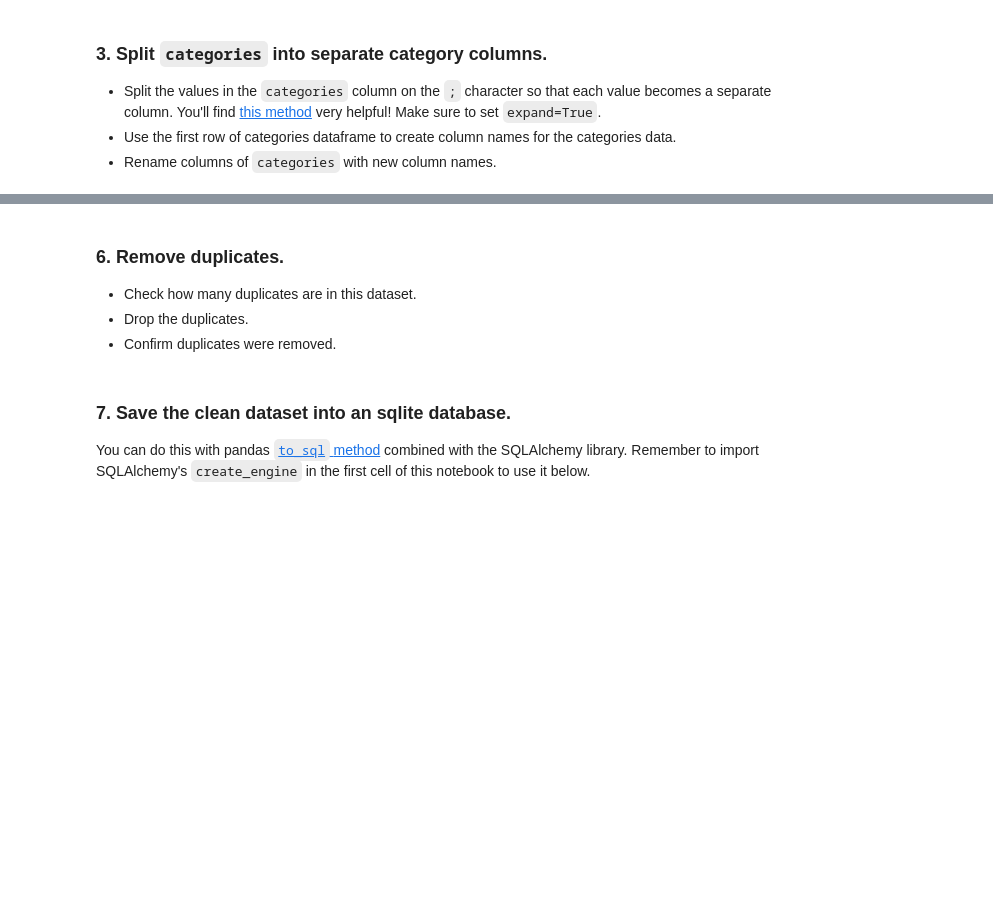
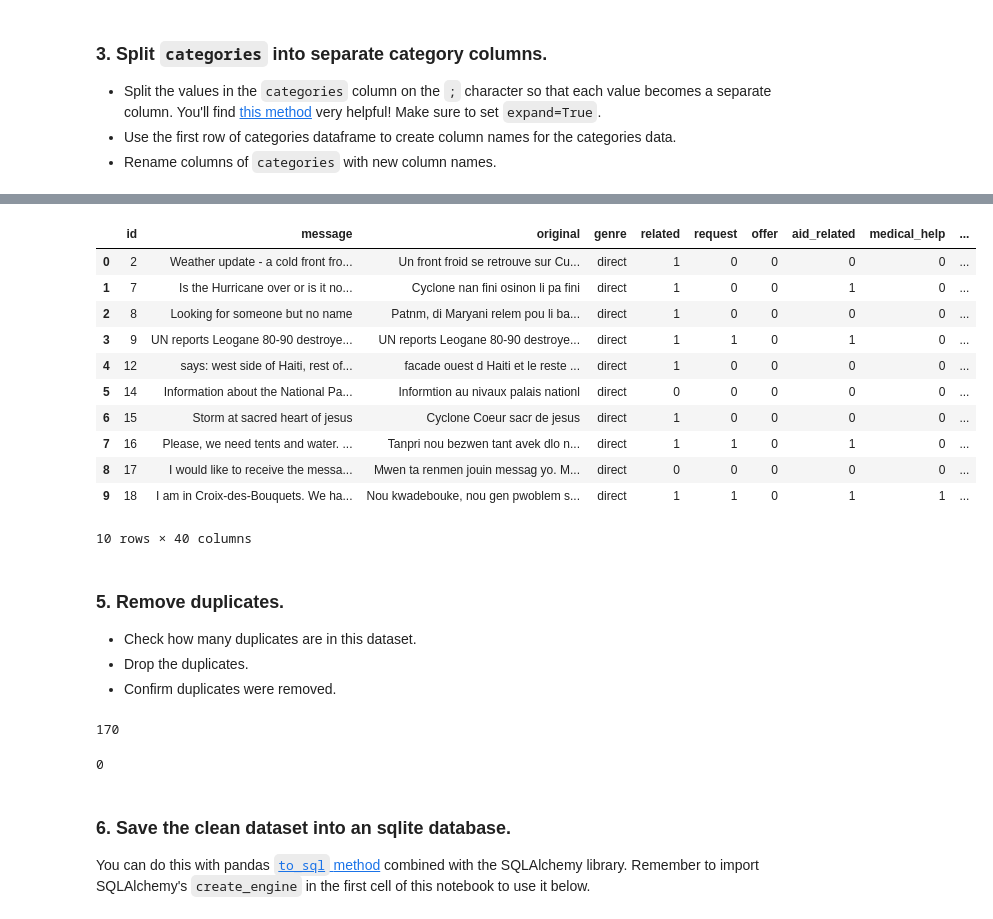
Before and after one commit to brunowdev/disaster-response, a Jupyter notebook: ETL Pipeline Preparation.ipynb, the cells around one changed output, grey strips where cells are left out. Drawn from its saved outputs; the diff is of its cells as text; code cells hidden in the pictures; blank space fills up the shorter version.

```diff
--- a/ETL Pipeline Preparation.ipynb
+++ b/ETL Pipeline Preparation.ipynb
@@ -73,9 +112,28 @@ df.head()
+# %%
+df = df.drop(['categories'], axis = 1)
+df.head(10)
+# %% [output]
+|  | id | message | original | genre | related | request | offer | aid_related | medical_help | ... |
+| 0 | 2 | Weather update - a cold front fro... | Un front froid se retrouve sur Cu... | direct | 1 | 0 | 0 | 0 | 0 | ... |
+| 1 | 7 | Is the Hurricane over or is it no... | Cyclone nan fini osinon li pa fini | direct | 1 | 0 | 0 | 1 | 0 | ... |
+| 2 | 8 | Looking for someone but no name | Patnm, di Maryani relem pou li ba... | direct | 1 | 0 | 0 | 0 | 0 | ... |
+| 3 | 9 | UN reports Leogane 80-90 destroye... | UN reports Leogane 80-90 destroye... | direct | 1 | 1 | 0 | 1 | 0 | ... |
+| 4 | 12 | says: west side of Haiti, rest of... | facade ouest d Haiti et le reste ... | direct | 1 | 0 | 0 | 0 | 0 | ... |
+| 5 | 14 | Information about the National Pa... | Informtion au nivaux palais nationl | direct | 0 | 0 | 0 | 0 | 0 | ... |
+| 6 | 15 | Storm at sacred heart of jesus | Cyclone Coeur sacr de jesus | direct | 1 | 0 | 0 | 0 | 0 | ... |
+| 7 | 16 | Please, we need tents and water. ... | Tanpri nou bezwen tant avek dlo n... | direct | 1 | 1 | 0 | 1 | 0 | ... |
+| 8 | 17 | I would like to receive the messa... | Mwen ta renmen jouin messag yo. M... | direct | 0 | 0 | 0 | 0 | 0 | ... |
+| 9 | 18 | I am in Croix-des-Bouquets. We ha... | Nou kwadebouke, nou gen pwoblem s... | direct | 1 | 1 | 0 | 1 | 1 | ... |
+10 rows × 40 columns
 # %% [markdown]
-### 6. Remove duplicates.
+### 5. Remove duplicates.
 - Check how many duplicates are in this dataset.
 - Drop the duplicates.
 - Confirm duplicates were removed.
 # %%
 # check number of duplicates
+len(df[df.duplicated()])
+# %% [output]
+170
 # %%
 # drop duplicates
@@ -82,7 +141,10 @@ df.head()
 # %%
 # check number of duplicates
+len(df[df.duplicated()])
+# %% [output]
+0
 # %% [markdown]
-### 7. Save the clean dataset into an sqlite database.
+### 6. Save the clean dataset into an sqlite database.
 You can do this with pandas [`to_sql` method](https://pandas.pydata.org/pandas-docs/stable/generated/pandas.DataFrame.to_sql.html) combined with the SQLAlchemy library. Remember to import SQLAlchemy's `create_engine` in the first cell of this notebook to use it below.
 # %%
 engine = create_engine('sqlite:///InsertDatabaseName.db')
```
Also changed, not shown: parts of 18 cells of this notebook, 2 other files.
